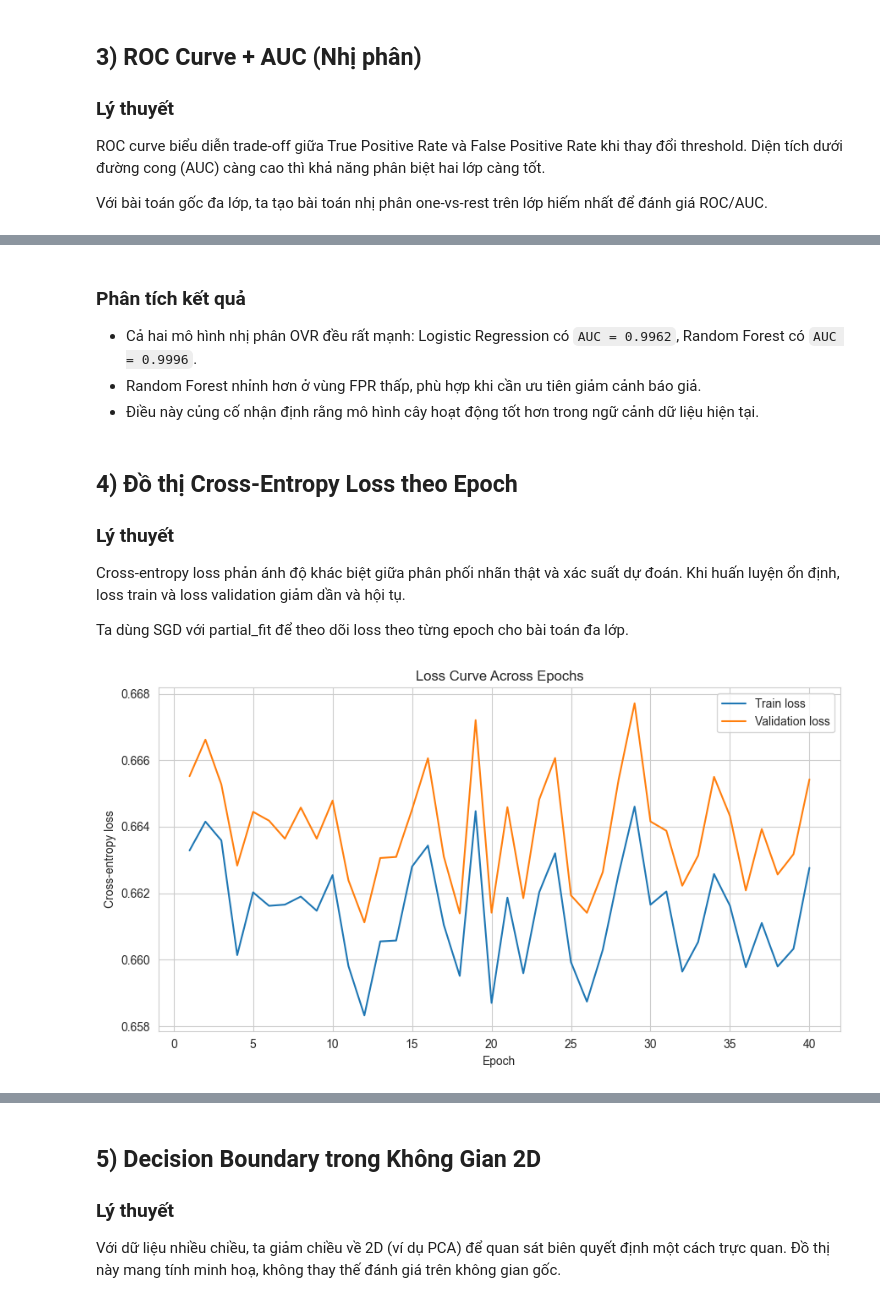
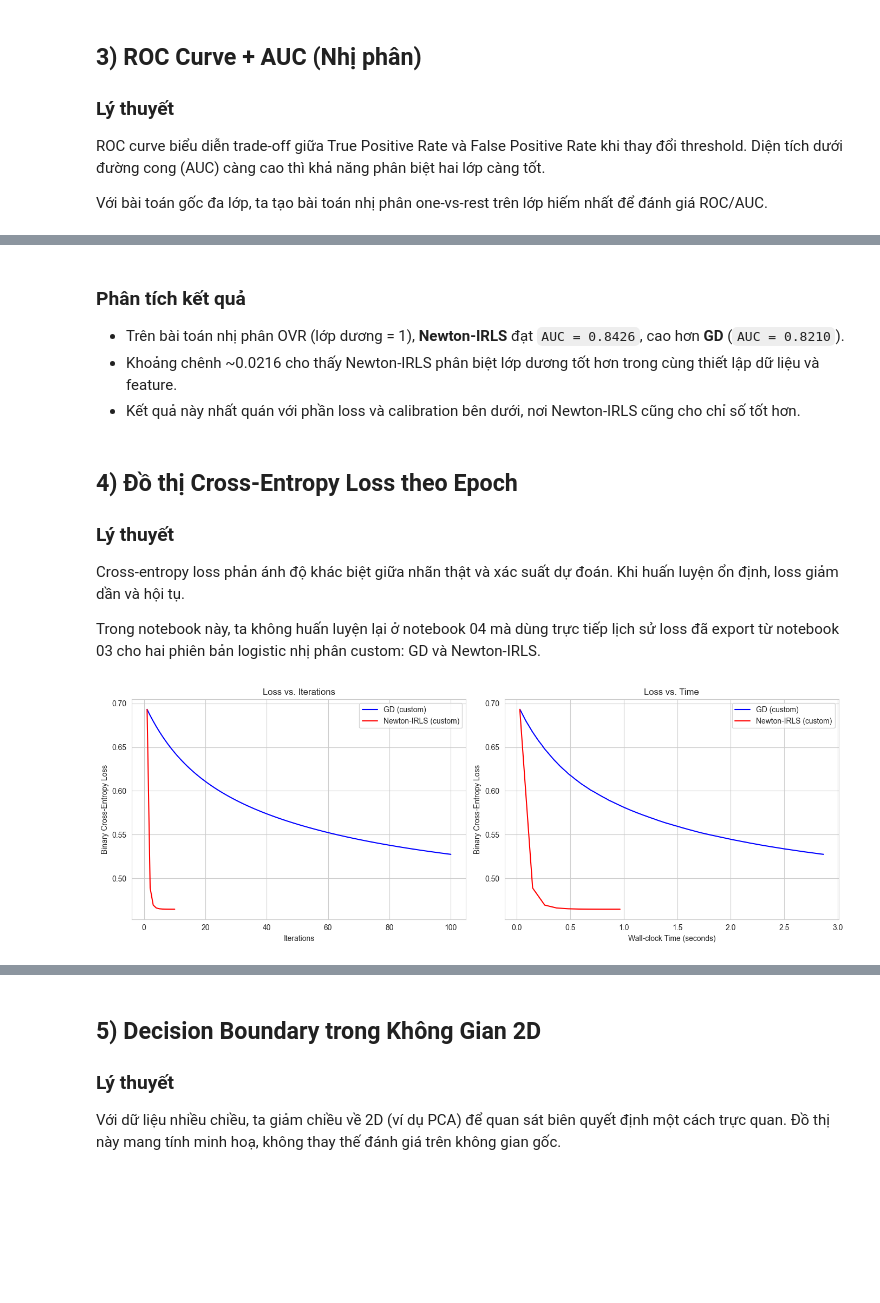
Before and after one commit to nh-atuan/supervised-learning-project, a Jupyter notebook: code/Part2_Classification/evaluation/04_evaluation.ipynb, the cells around one changed output, grey strips where cells are left out. Cells and saved outputs as stored; diff of their text form; code cells hidden in the pictures; blank space fills up the shorter version.

```diff
--- a/code/Part2_Classification/evaluation/04_evaluation.ipynb
+++ b/code/Part2_Classification/evaluation/04_evaluation.ipynb
@@ -300,50 +397,47 @@ Positive class cho bài toán nhị phân (lớp hiếm nhất): 4
 # %% [markdown]
 ### Phân tích kết quả
-- Cả hai mô hình nhị phân OVR đều rất mạnh: Logistic Regression có `AUC = 0.9962`, Random Forest có `AUC = 0.9996`.
-- Random Forest nhỉnh hơn ở vùng FPR thấp, phù hợp khi cần ưu tiên giảm cảnh báo giả.
-- Điều này củng cố nhận định rằng mô hình cây hoạt động tốt hơn trong ngữ cảnh dữ liệu hiện tại.
+- Trên bài toán nhị phân OVR (lớp dương = 1), **Newton-IRLS** đạt `AUC = 0.8426`, cao hơn **GD** (`AUC = 0.8210`).
+- Khoảng chênh ~0.0216 cho thấy Newton-IRLS phân biệt lớp dương tốt hơn trong cùng thiết lập dữ liệu và feature.
+- Kết quả này nhất quán với phần loss và calibration bên dưới, nơi Newton-IRLS cũng cho chỉ số tốt hơn.
 # %% [markdown]
 ## 4) Đồ thị Cross-Entropy Loss theo Epoch
 ### Lý thuyết
-Cross-entropy loss phản ánh độ khác biệt giữa phân phối nhãn thật và xác suất dự đoán. Khi huấn luyện ổn định, loss train và loss validation giảm dần và hội tụ.
+Cross-entropy loss phản ánh độ khác biệt giữa nhãn thật và xác suất dự đoán. Khi huấn luyện ổn định, loss giảm dần và hội tụ.
 
-Ta dùng SGD với partial_fit để theo dõi loss theo từng epoch cho bài toán đa lớp.
+Trong notebook này, ta không huấn luyện lại ở notebook 04 mà dùng trực tiếp lịch sử loss đã export từ notebook 03 cho hai phiên bản logistic nhị phân custom: GD và Newton-IRLS.
 # %%
-sgd = SGDClassifier(loss='log_loss', learning_rate='constant', eta0=0.01, random_state=SEED)
+# Dùng trực tiếp history loss custom từ notebook 03 (GD vs Newton-IRLS)
+gd_hist = artifacts.get('gd_binary_loss_history', None)
+newton_hist = artifacts.get('newton_binary_loss_history', None)
 
-epochs = 40
-train_losses = []
-val_losses = []
+if gd_hist is None or newton_hist is None:
+    raise RuntimeError('Thiếu gd_binary_loss_history/newton_binary_loss_history trong artifact.')
 
-rng = np.random.default_rng(SEED)
-classes = np.unique(y_train)
+gd_loss = np.asarray(gd_hist.get('loss', []), dtype=float)
+gd_time = np.asarray(gd_hist.get('time', []), dtype=float)
+newton_loss = np.asarray(newton_hist.get('loss', []), dtype=float)
+newton_time = np.asarray(newton_hist.get('time', []), dtype=float)
 
-for epoch in range(epochs):
-    idx = rng.permutation(len(y_train))
-    X_epoch = X_train[idx]
-    y_epoch = y_train[idx]
+fig, (ax1, ax2) = plt.subplots(1, 2, figsize=(14, 5))
 
-    if epoch == 0:
-        sgd.partial_fit(X_epoch, y_epoch, classes=classes)
-    else:
-        sgd.partial_fit(X_epoch, y_epoch)
+ax1.plot(np.arange(1, len(gd_loss) + 1), gd_loss, label='GD (custom)', color='blue')
+ax1.plot(np.arange(1, len(newton_loss) + 1), newton_loss, label='Newton-IRLS (custom)', color='red')
+ax1.set_xlabel('Iterations')
+ax1.set_ylabel('Binary Cross-Entropy Loss')
+ax1.set_title('Loss vs. Iterations')
+ax1.legend()
 
-    p_train = sgd.predict_proba(X_train)
-    p_val = sgd.predict_proba(X_val)
-    train_losses.append(log_loss(y_train, p_train, labels=classes))
-    val_losses.append(log_loss(y_val, p_val, labels=classes))
+ax2.plot(gd_time, gd_loss, label='GD (custom)', color='blue')
+ax2.plot(newton_time, newton_loss, label='Newton-IRLS (custom)', color='red')
+ax2.set_xlabel('Wall-clock Time (seconds)')
+ax2.set_ylabel('Binary Cross-Entropy Loss')
+ax2.set_title('Loss vs. Time')
+ax2.legend()
 
-plt.figure(figsize=(9, 5))
-plt.plot(range(1, epochs + 1), train_losses, label='Train loss')
-plt.plot(range(1, epochs + 1), val_losses, label='Validation loss')
-plt.xlabel('Epoch')
-plt.ylabel('Cross-entropy loss')
-plt.title('Loss Curve Across Epochs')
-plt.legend()
 plt.tight_layout()
 plt.show()
 
-print(f'Final train loss: {train_losses[-1]:.4f}')
-print(f'Final val loss: {val_losses[-1]:.4f}')
+print(f'GD final loss: {gd_loss[-1]:.6f}')
+print(f'Newton final loss: {newton_loss[-1]:.6f}')
 # %% [output]
-[figure, old version]
+[figure, new version]
```
Also changed, not shown: parts of 27 cells of this notebook, 1 other file.
